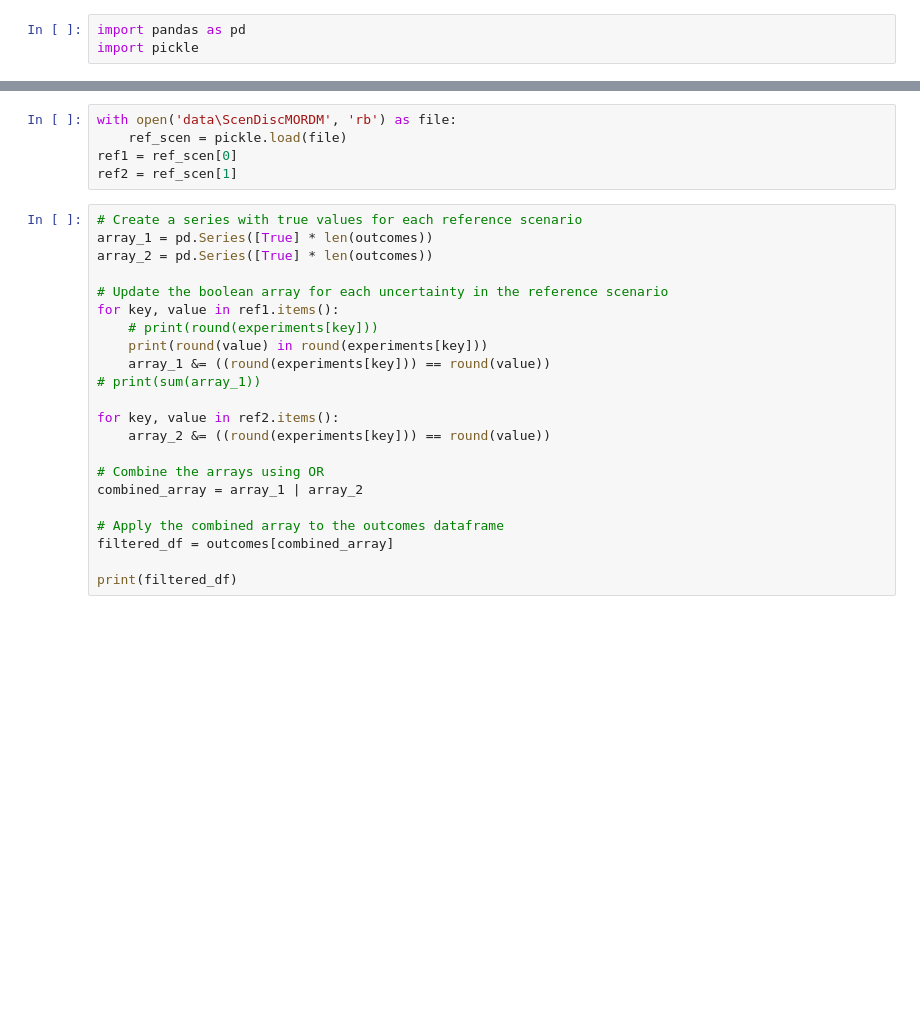
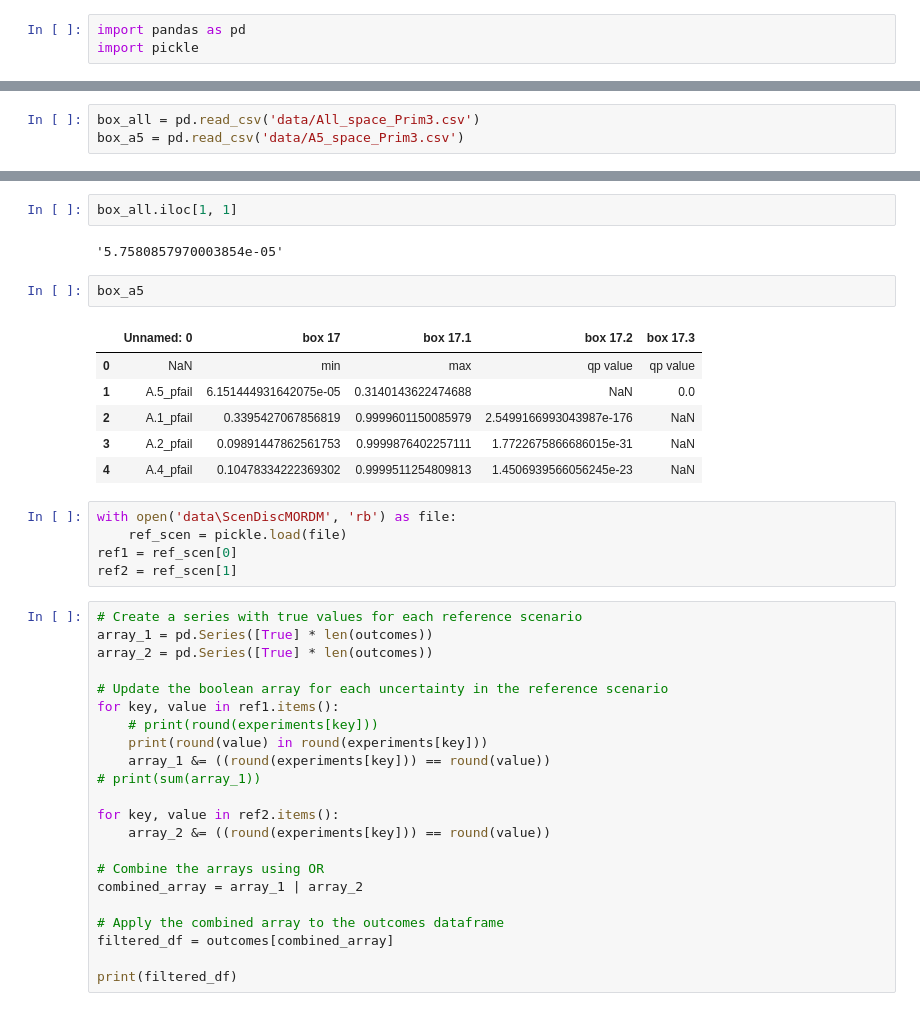
Before and after one commit to roesel1/EPA141A---MD, a Jupyter notebook: final assignment/test_trash.ipynb, the cells around one changed output, grey strips where cells are left out. Drawn from its saved outputs; the diff is of its cells as text; blank space fills up the shorter version.

```diff
--- a/final assignment/test_trash.ipynb
+++ b/final assignment/test_trash.ipynb
@@ -6,0 +7,3 @@ outcomes = pd.read_csv('data/trash_out.csv')
+# %%
+box_all = pd.read_csv('data/All_space_Prim3.csv')
+box_a5 = pd.read_csv('data/A5_space_Prim3.csv')
@@ -7,3 +19,16 @@ outcomes = pd.read_csv('data/trash_out.csv')
+# %%
+box_all.iloc[1, 1]
+# %% [output]
+'5.7580857970003854e-05'
+# %%
+box_a5
+# %% [output]
+|  | Unnamed: 0 | box 17 | box 17.1 | box 17.2 | box 17.3 |
+| 0 | NaN | min | max | qp value | qp value |
+| 1 | A.5_pfail | 6.151444931642075e-05 | 0.3140143622474688 | NaN | 0.0 |
+| 2 | A.1_pfail | 0.3395427067856819 | 0.9999601150085979 | 2.5499166993043987e-176 | NaN |
+| 3 | A.2_pfail | 0.09891447862561753 | 0.9999876402257111 | 1.7722675866686015e-31 | NaN |
+| 4 | A.4_pfail | 0.10478334222369302 | 0.9999511254809813 | 1.4506939566056245e-23 | NaN |
 # %%
 with open('data\ScenDiscMORDM', 'rb') as file:
     ref_scen = pickle.load(file)
```
Also changed, not shown: parts of 4 cells of this notebook, 7 other files.
